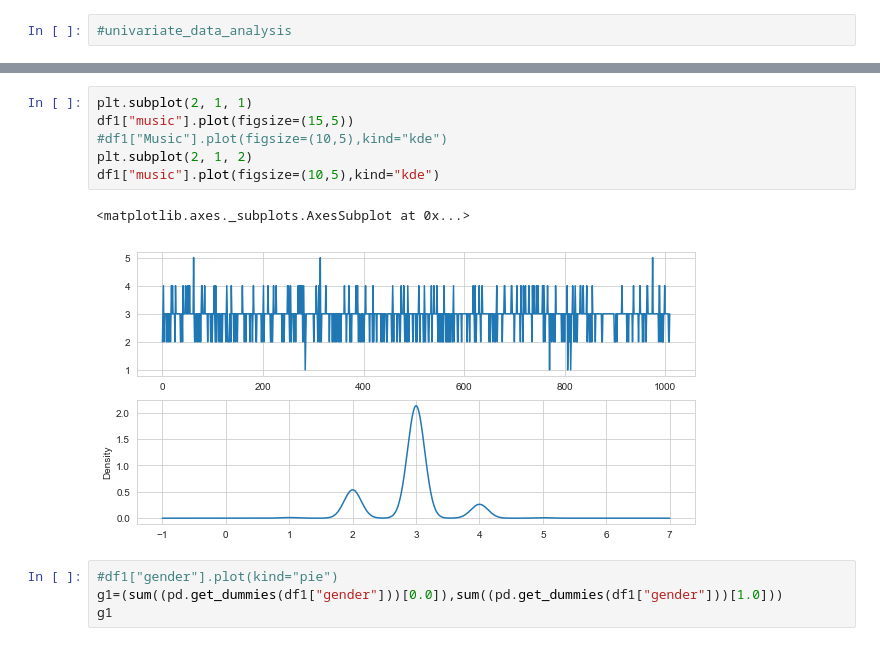
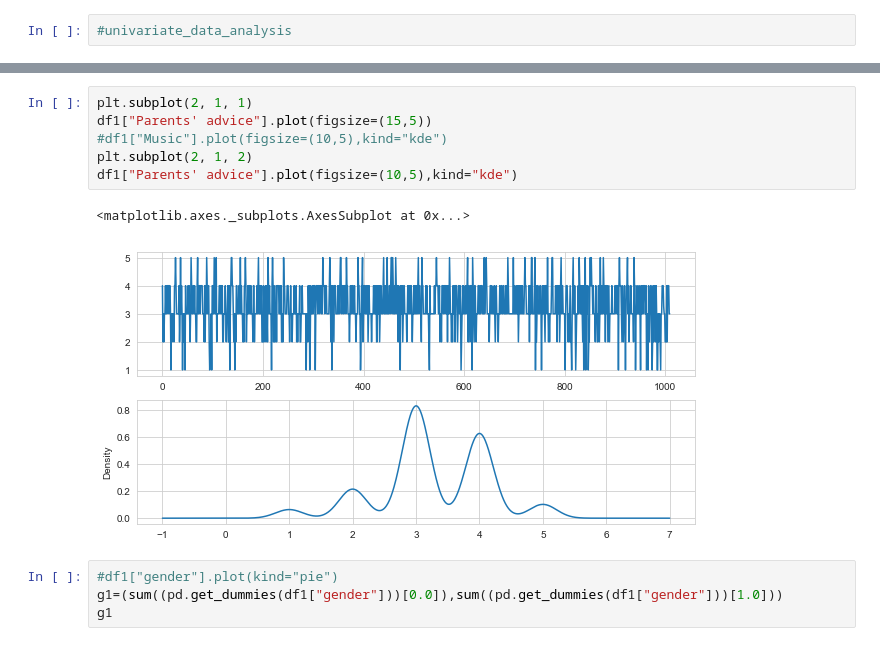
Before and after one commit to sudhanshuranjansr/Human_Happiness_index, a Jupyter notebook: master_project_1.0.ipynb, the cells around one changed output, grey strips where cells are left out. Saved outputs shown, nothing was run; the diff lists cells and outputs as text.

```diff
--- a/master_project_1.0.ipynb
+++ b/master_project_1.0.ipynb
@@ -295,12 +304,12 @@ Index(['Dance', 'Shopping', 'Fun with friends', 'Parents' advice',
 # %%
 plt.subplot(2, 1, 1)
-df1["music"].plot(figsize=(15,5))
+df1["Parents' advice"].plot(figsize=(15,5))
 #df1["Music"].plot(figsize=(10,5),kind="kde")
 plt.subplot(2, 1, 2)
-df1["music"].plot(figsize=(10,5),kind="kde")
+df1["Parents' advice"].plot(figsize=(10,5),kind="kde")
 # %% [output]
 <matplotlib.axes._subplots.AxesSubplot at 0x...>
-[figure, old version]
+[figure, new version]
 # %%
 #df1["gender"].plot(kind="pie")
 g1=(sum((pd.get_dummies(df1["gender"]))[0.0]),sum((pd.get_dummies(df1["gender"]))[1.0]))
```
Also changed, not shown: parts of 24 cells of this notebook.
